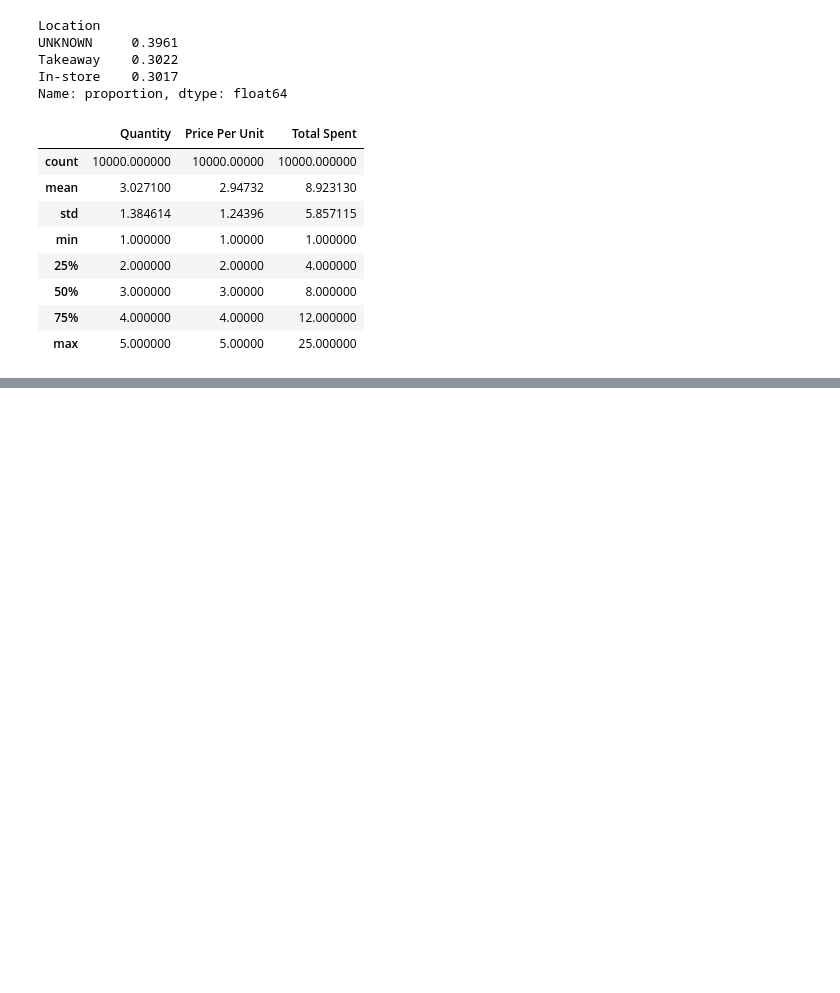
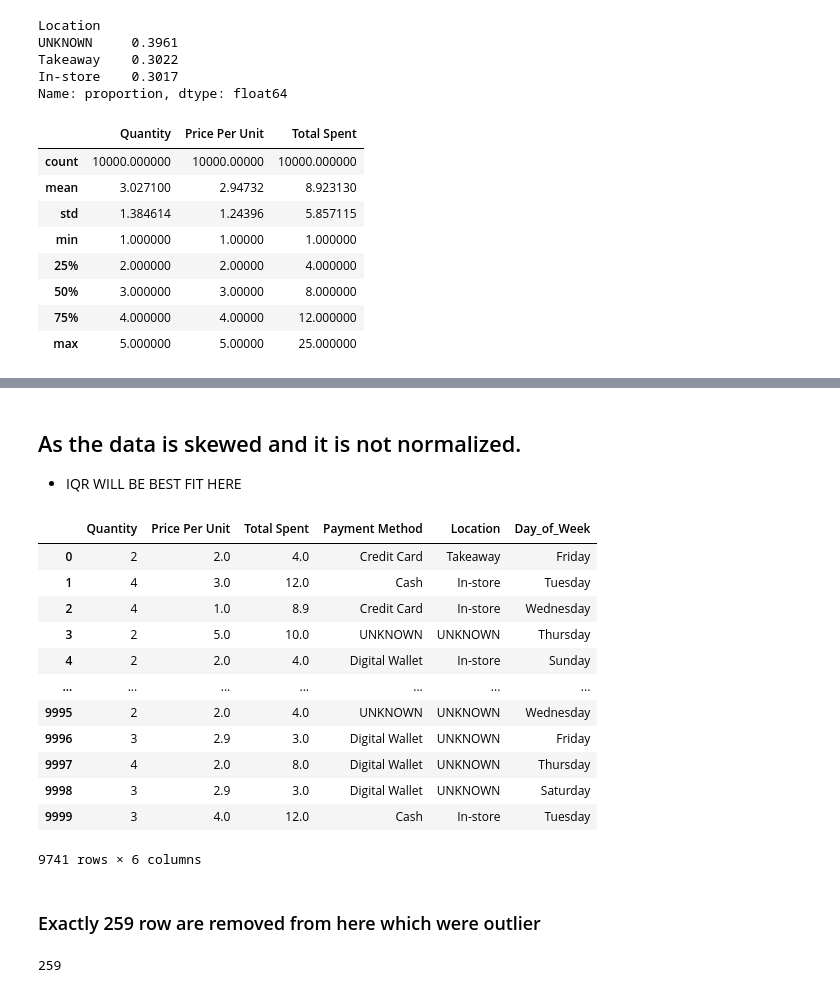
Before and after one commit to dewang002/EDA_Cafe, a Jupyter notebook: EDA_cafe_data.ipynb, the cells around one changed output, grey strips where cells are left out. Drawn from its saved outputs; the diff is of its cells as text; code cells hidden in the pictures; blank space fills up the shorter version.

```diff
--- a/EDA_cafe_data.ipynb
+++ b/EDA_cafe_data.ipynb
@@ -127,0 +153,33 @@ df.describe()
+# %% [markdown]
+## As the data is skewed and it is not normalized.
+* IQR WILL BE BEST FIT HERE
+# %%
+Q1 = df['Total Spent'].quantile(0.25)
+Q3 = df['Total Spent'].quantile(0.75)
+IQR = Q3 - Q1
+
+lower = Q1 - 1.5 * IQR
+upper = Q3 + 1.5 * IQR
+
+df = df[(df['Total Spent'] >= lower) & (df['Total Spent'] <= upper)]
+df
+# %% [output]
+|  | Quantity | Price Per Unit | Total Spent | Payment Method | Location | Day_of_Week |
+| 0 | 2 | 2.0 | 4.0 | Credit Card | Takeaway | Friday |
+| 1 | 4 | 3.0 | 12.0 | Cash | In-store | Tuesday |
+| 2 | 4 | 1.0 | 8.9 | Credit Card | In-store | Wednesday |
+| 3 | 2 | 5.0 | 10.0 | UNKNOWN | UNKNOWN | Thursday |
+| 4 | 2 | 2.0 | 4.0 | Digital Wallet | In-store | Sunday |
+| ... | ... | ... | ... | ... | ... | ... |
+| 9995 | 2 | 2.0 | 4.0 | UNKNOWN | UNKNOWN | Wednesday |
+| 9996 | 3 | 2.9 | 3.0 | Digital Wallet | UNKNOWN | Friday |
+| 9997 | 4 | 2.0 | 8.0 | Digital Wallet | UNKNOWN | Thursday |
+| 9998 | 3 | 2.9 | 3.0 | Digital Wallet | UNKNOWN | Saturday |
+| 9999 | 3 | 4.0 | 12.0 | Cash | In-store | Tuesday |
+9741 rows × 6 columns
+# %% [markdown]
+### Exactly 259 row are removed from here which were outlier
+# %%
+10000 - len(df)
+# %% [output]
+259
```
Also changed, not shown: parts of 2 cells of this notebook.
